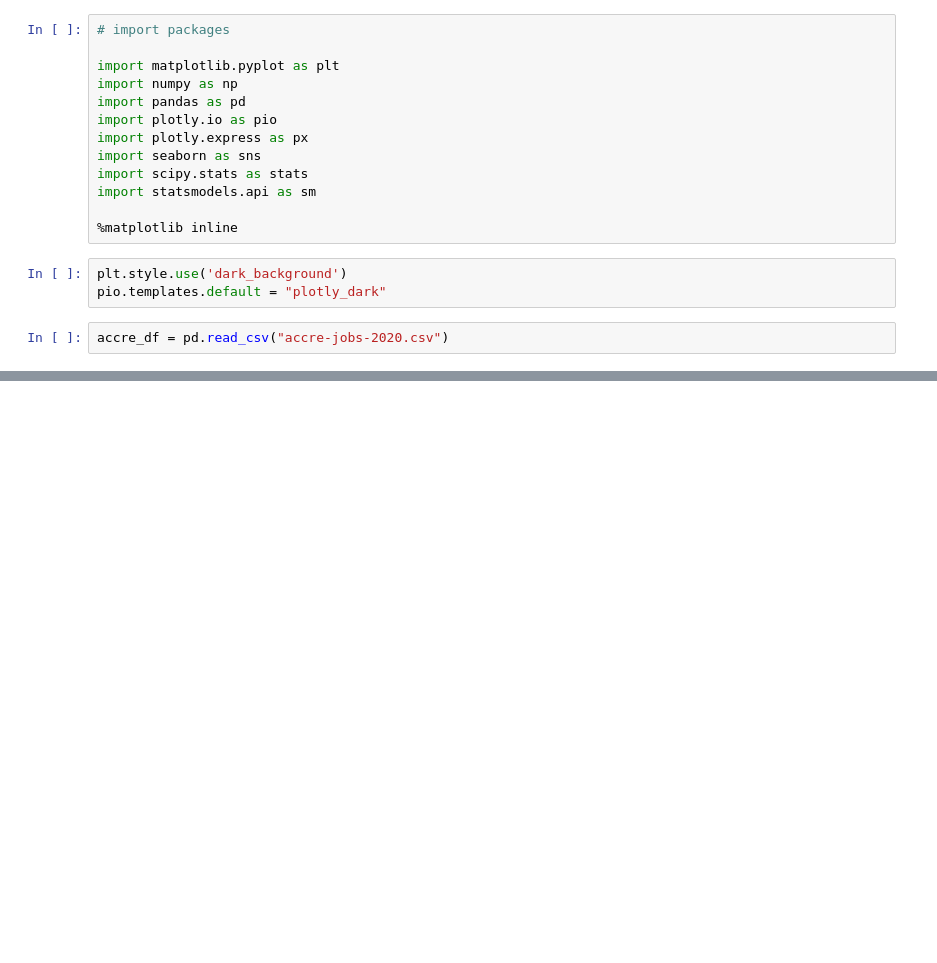
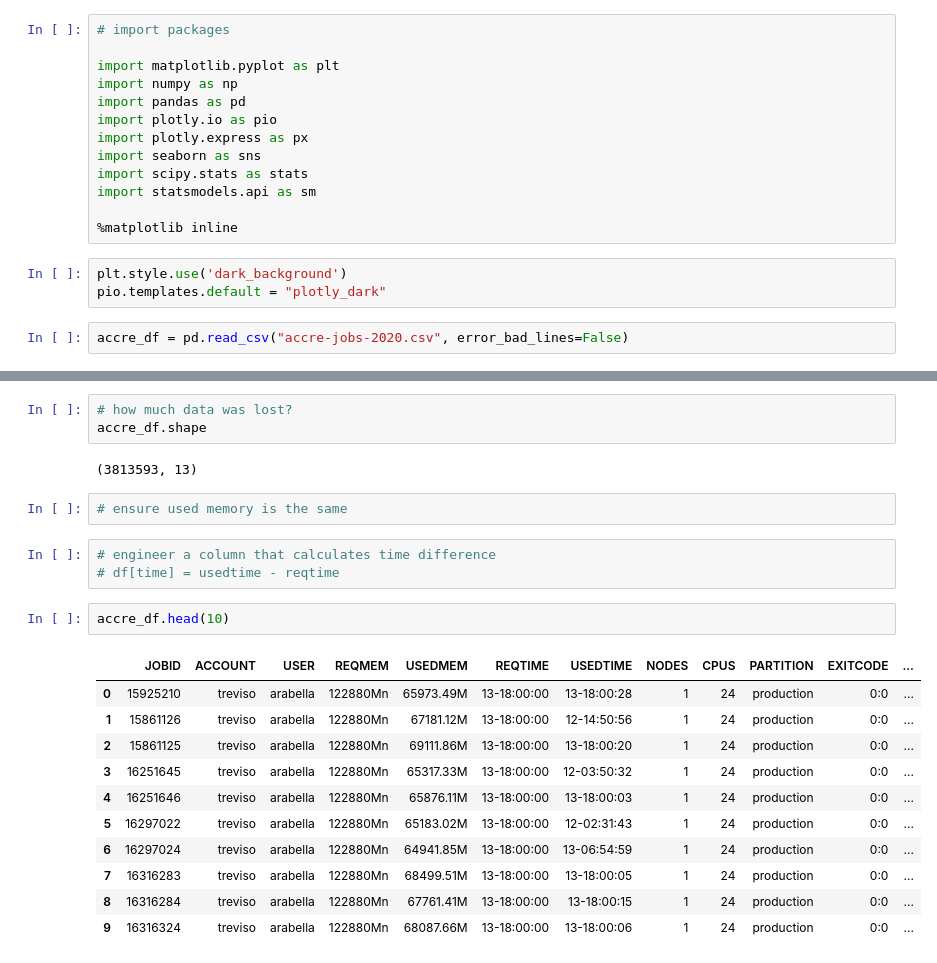
Before and after one commit to nss-data-science-cohort-4/dq2-accre-mst, a Jupyter notebook: accre_analysis.ipynb, the cells around one changed output, grey strips where cells are left out. Cells and saved outputs as stored; diff of their text form; blank space fills up the shorter version.

```diff
--- a/accre_analysis.ipynb
+++ b/accre_analysis.ipynb
@@ -15,5 +15,5 @@ import statsmodels.api as sm
 plt.style.use('dark_background')
 pio.templates.default = "plotly_dark"
 # %%
-accre_df = pd.read_csv("accre-jobs-2020.csv")
+accre_df = pd.read_csv("accre-jobs-2020.csv", error_bad_lines=False)
 # %% [output]
@@ -20,0 +37,24 @@ ParserError: Error tokenizing data. C error: Expected 13 fields in line 3461, sa
+# %%
+# how much data was lost?
+accre_df.shape
+# %% [output]
+(3813593, 13)
+# %%
+# ensure used memory is the same
+# %%
+# engineer a column that calculates time difference
+# df[time] = usedtime - reqtime
+# %%
+accre_df.head(10)
+# %% [output]
+|  | JOBID | ACCOUNT | USER | REQMEM | USEDMEM | REQTIME | USEDTIME | NODES | CPUS | PARTITION | EXITCODE | ... |
+| 0 | 15925210 | treviso | arabella | 122880Mn | 65973.49M | 13-18:00:00 | 13-18:00:28 | 1 | 24 | production | 0:0 | ... |
+| 1 | 15861126 | treviso | arabella | 122880Mn | 67181.12M | 13-18:00:00 | 12-14:50:56 | 1 | 24 | production | 0:0 | ... |
+| 2 | 15861125 | treviso | arabella | 122880Mn | 69111.86M | 13-18:00:00 | 13-18:00:20 | 1 | 24 | production | 0:0 | ... |
+| 3 | 16251645 | treviso | arabella | 122880Mn | 65317.33M | 13-18:00:00 | 12-03:50:32 | 1 | 24 | production | 0:0 | ... |
+| 4 | 16251646 | treviso | arabella | 122880Mn | 65876.11M | 13-18:00:00 | 13-18:00:03 | 1 | 24 | production | 0:0 | ... |
+| 5 | 16297022 | treviso | arabella | 122880Mn | 65183.02M | 13-18:00:00 | 12-02:31:43 | 1 | 24 | production | 0:0 | ... |
+| 6 | 16297024 | treviso | arabella | 122880Mn | 64941.85M | 13-18:00:00 | 13-06:54:59 | 1 | 24 | production | 0:0 | ... |
+| 7 | 16316283 | treviso | arabella | 122880Mn | 68499.51M | 13-18:00:00 | 13-18:00:05 | 1 | 24 | production | 0:0 | ... |
+| 8 | 16316284 | treviso | arabella | 122880Mn | 67761.41M | 13-18:00:00 | 13-18:00:15 | 1 | 24 | production | 0:0 | ... |
+| 9 | 16316324 | treviso | arabella | 122880Mn | 68087.66M | 13-18:00:00 | 13-18:00:06 | 1 | 24 | production | 0:0 | ... |
```
Also changed, not shown: parts of 9 cells of this notebook.
